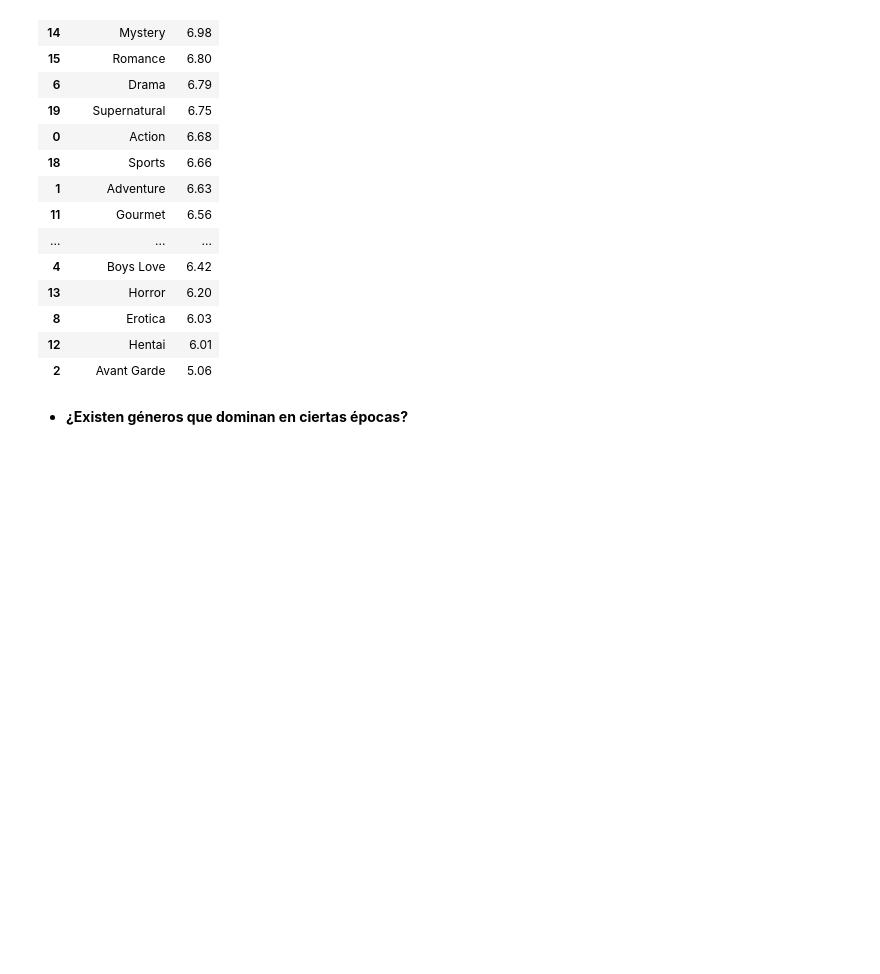
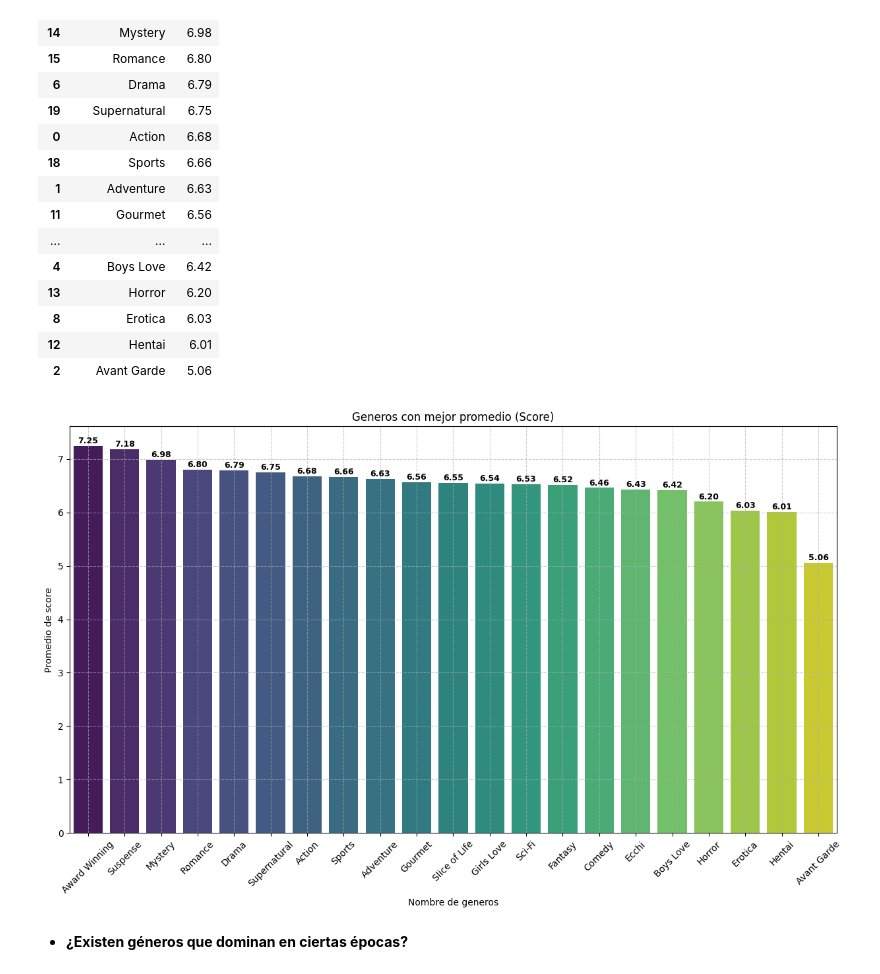
Before and after one commit to SaitoM17/anime_analisis, a Jupyter notebook: notebooks/anime.ipynb, the cells around one changed output. Cells and saved outputs as stored; diff of their text form; code cells hidden in the pictures; blank space fills up the shorter version.

Commit message:
feat: Código obtención de gráfico generos con mejor promedio (score)

```diff
--- a/notebooks/anime.ipynb
+++ b/notebooks/anime.ipynb
@@ -193,6 +193,35 @@ genero_ranting
 | 8 | Erotica | 6.03 |
 | 12 | Hentai | 6.01 |
 | 2 | Avant Garde | 5.06 |
+# %%
+plt.figure(figsize=(15,8))
+sns.barplot(data=genero_ranting, x='nombre_genero', y='score', palette='viridis', hue='nombre_genero')
+plt.xticks(rotation=45)
+plt.title('Generos con mejor promedio (Score)')
+plt.xlabel('Nombre de generos')
+plt.ylabel('Promedio de score')
+plt.grid(True, linestyle='--', alpha=0.6)
+
+for index, row in genero_ranting.iterrows():
+    # Coordenadas X e Y donde se colocará el texto
+    x_coord = row['nombre_genero']
+    y_coord = row['score']
+
+    # El valor a mostrar, redondeado a 2 decimales
+    valor_texto = f"{y_coord:.2f}"
+
+    # Posicionar el texto
+    plt.text(
+        x=x_coord,
+        y=y_coord + 0.05,
+        s=valor_texto,
+        ha='center',
+        fontsize=9,
+        weight='bold'
+    )
+plt.show()
+# %% [output]
+[figure, added]
 # %% [markdown]
 * **¿Existen géneros que dominan en ciertas épocas?**
 # %% [markdown]
```
